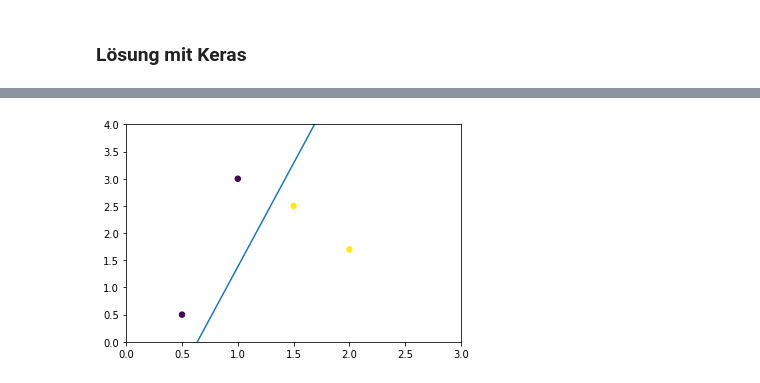
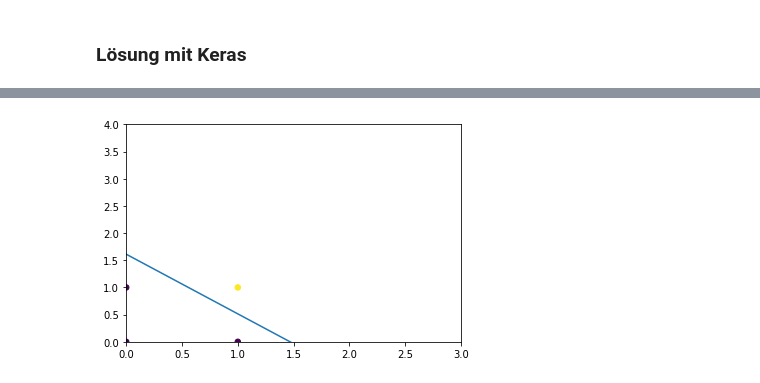
Before and after one commit to ktheu/KursNotebooks, a Jupyter notebook: 804_nn-0H-4Punkte.ipynb, the cells around one changed output, grey strips where cells are left out. Saved outputs shown, nothing was run; the diff lists cells and outputs as text; code cells hidden in the pictures.

Commit message:
graphen

```diff
--- a/804_nn-0H-4Punkte.ipynb
+++ b/804_nn-0H-4Punkte.ipynb
@@ -178,9 +178,17 @@ showline(plist, w1, w2, b)
 # %%
 from tensorflow import keras
 # %%
-X_train = np.array([[0.5, 0.5],[2, 1.7],[1.5, 2.5],[1.0, 3.0]])
-Y_train = np.array([[0.],[1.], [1.], [0.]])
+#X_train = np.array([[0.5, 0.5],[2, 1.7],[1.5, 2.5],[1.0, 3.0]])
+#Y_train = np.array([[0.],[1.], [1.], [0.]])
 
+p1 = Punkt(0.0,0.0,0)
+p2 = Punkt(0.0,1.0,0)
+p3 = Punkt(1.0,0.0,0)
+p4 = Punkt(1.0,1.0,1)
+plist = [p1,p2,p3,p4]
+
+X_train = np.array([[0.0, 0.0],[0.0, 1.0],[1.0, 0.0],[1.0, 1.0]])
+Y_train = np.array([[1.],[1.], [1.], [0.]])
 model = keras.Sequential([
     keras.layers.Dense(1, activation=tf.nn.sigmoid),
 ])
@@ -189,7 +197,7 @@ model.compile(optimizer=tf.train.AdamOptimizer(0.1),
               metrics=['accuracy'])
 
 
-model.fit(X_train, Y_train, epochs=50,verbose=0)
+model.fit(X_train, Y_train, epochs=20,verbose=0)
 #model.summary()
 model.evaluate(X_train, Y_train)
 
@@ -206 +214 @@ showline(plist,w1,w2,b)
-[figure, old version]
+[figure, new version]
```
Also changed, not shown: parts of 15 cells of this notebook, 54 other files.
